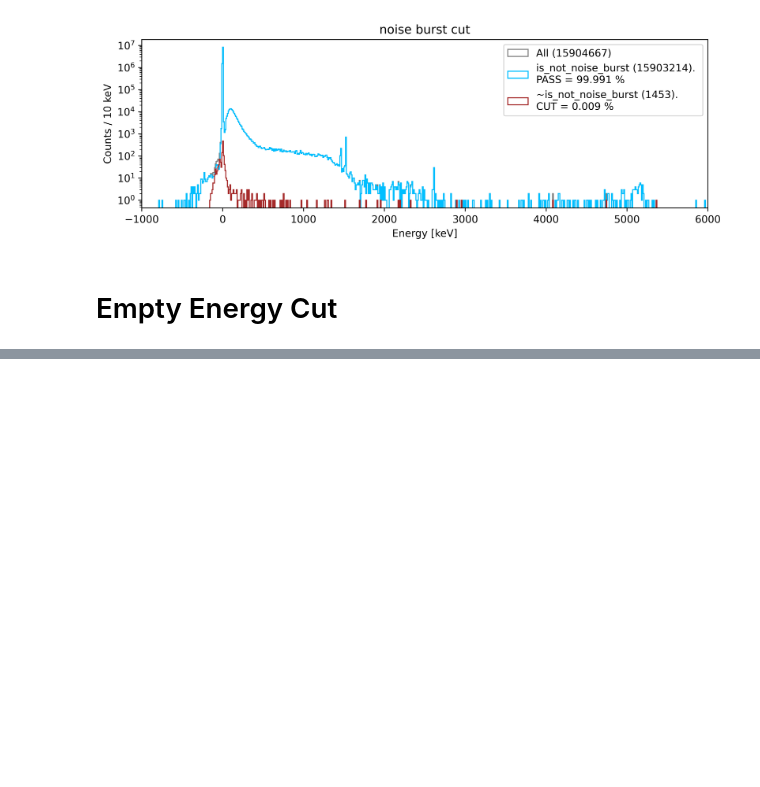
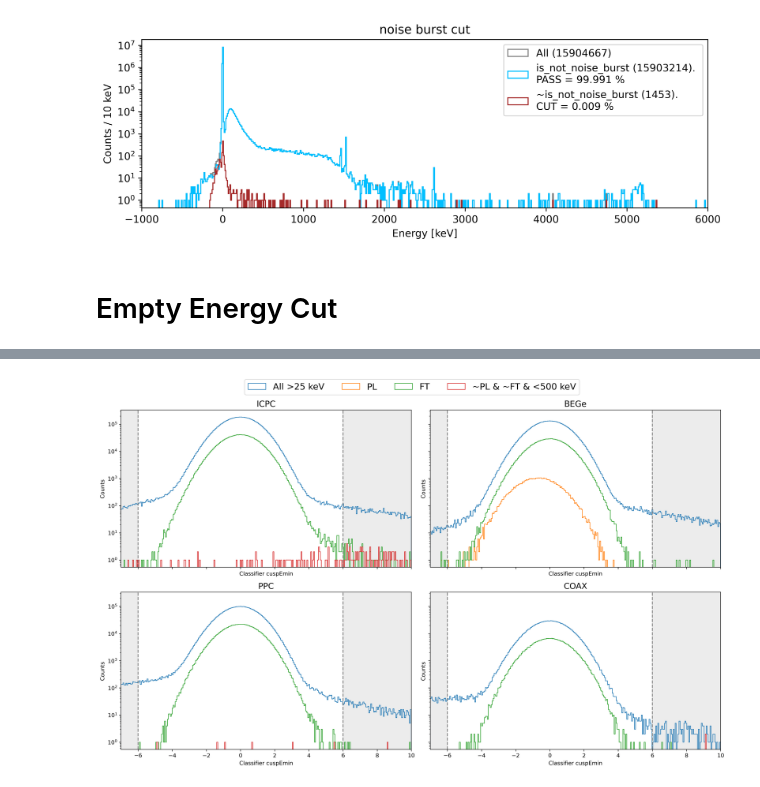
Before and after one commit to RitaF00/Low_Energy_QC, a Jupyter notebook: Baseline/r000-r001.ipynb, the cells around one changed output, grey strips where cells are left out. Cells and saved outputs as stored; diff of their text form; code cells hidden in the pictures; blank space fills up the shorter version.

```diff
--- a/Baseline/r000-r001.ipynb
+++ b/Baseline/r000-r001.ipynb
@@ -716,0 +715,99 @@ plt.yscale('log')
+# %%
+dfs = [df_icpc, df_bege, df_ppc, df_coax]
+titles = ["ICPC", "BEGe", "PPC", "COAX"]
+
+par = "tail_rms"
+cmax = 10
+
+fig, axes = plt.subplots(
+    2, 2,
+    figsize=(16, 10),
+    dpi=300,
+    sharex=True,
+    sharey=True
+)
+
+axes = axes.flatten()
+
+for ax, data, title in zip(axes, dfs, titles):
+
+    classifier_emin = emin_class = data["is_valid_cuspEmin_classifier"]
+    classifier = classifier_emin
+    #classifier_emax = data["is_valid_cuspEmax_classifier"]
+
+
+
+    m_discharge = ~data["is_discharge"]
+    m_bl_slope = data["is_valid_bl_slope"]
+    m_bl_slope_rms = data["is_valid_bl_slope_rms"]
+    m_tail_rms = data["is_valid_tail_rms"]
+    m_noise_burst = data["is_not_noise_burst"]
+
+    m_pl = m_discharge & data["is_pulser"]
+    m_ft = m_discharge & data["forced_trigger"]
+
+    m_qc = m_discharge & m_bl_slope & m_bl_slope_rms & m_noise_burst
+
+    m_clean = (
+        m_qc
+        & ~data["forced_trigger"]
+        & ~data["is_pulser"]
+        & data["is_below_500keV"]
+    )
+
+    cmin = -7
+    bins = 300
+
+
+    ax.hist(
+        classifier[m_qc],
+        bins=bins,
+        range=(cmin, cmax),
+        histtype="step",
+        label="All >25 keV"
+    )
+
+    ax.hist(
+        classifier[m_pl],
+        bins=bins,
+        range=(cmin, cmax),
+        histtype="step",
+        label="PL"
+    )
+
+    ax.hist(
+        classifier[m_ft],
+        bins=bins,
+        range=(cmin, cmax),
+        histtype="step",
+        label="FT"
+    )
+
+    ax.hist(
+        classifier[m_clean],
+        bins=bins,
+        range=(cmin, cmax),
+        histtype="step",
+        label="~PL & ~FT & <500 keV"
+    )
+
+    ax.axvspan(-25, -6, color="grey", alpha=0.15)
+    ax.axvspan(6, cmax, color="grey", alpha=0.15)
+
+    ax.axvline(-6, ls="--", color="grey")
+    ax.axvline(6, ls="--", color="grey")
+
+    ax.set_yscale("log")
+    ax.set_xlim(cmin, cmax)
+
+    ax.set_title(title, fontsize = 15)
+    ax.set_xlabel("Classifier cuspEmin")
+    ax.set_ylabel("Counts")
+
+handles, labels = axes[0].get_legend_handles_labels()
+fig.legend(handles, labels, loc="upper center", ncol=4,  fontsize = 16)
+
+plt.tight_layout(rect=[0, 0, 1, 0.95])
+plt.show()
+# %% [output]
+[figure, added]
```
Also changed, not shown: parts of 8 cells of this notebook.
